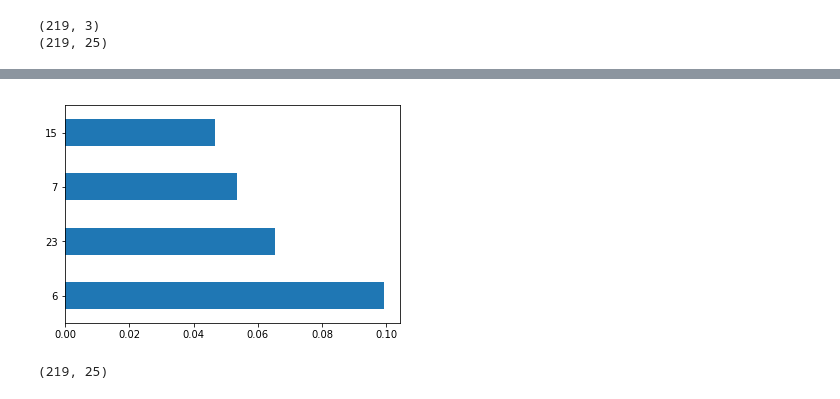
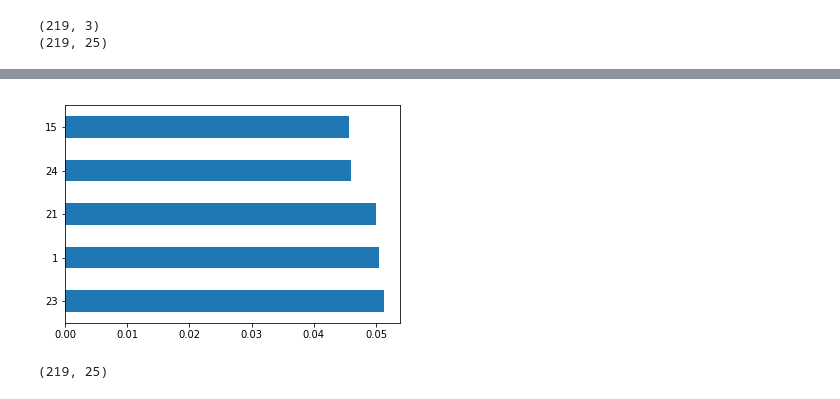
Before and after one commit to sachhamps/nba_project, a Jupyter notebook: nba_net.ipynb, the cells around one changed output, grey strips where cells are left out. Drawn from its saved outputs; the diff is of its cells as text; code cells hidden in the pictures.

Commit message:
extratree graph added

```diff
--- a/nba_net.ipynb
+++ b/nba_net.ipynb
@@ -263,6 +263,11 @@ np.set_printoptions(suppress=True)
 jokic = player_training_data[24]
 jokic = jokic[jokic.PTS != 0]
 jokic = jokic.fillna(0)
+
+a, b = 1, 5
+x, y = jokic['+/-'].min(), jokic['+/-'].max()
+jokic['+/-'] = (jokic['+/-'] - x) / (y - x) * (b - a)
+
 jokic['GmSc'] = jokic['GmSc'] ** 2
 jokic['+/-'] = jokic['+/-'] ** 2
 jokic.drop(['PTS'],axis=1)
@@ -305,8 +310,10 @@ feature_array.T[1] = l3g
 import sklearn.datasets as ds
 from sklearn.decomposition import PCA
 from sklearn import preprocessing
+from pandas.tools.plotting import table
 
 X = pd.DataFrame(feature_array).apply(pd.to_numeric,errors='coerce')
+x, y = jokic['+/-'].min(), jokic['+/-'].max()
 display(X)
 data_scaled = pd.DataFrame(preprocessing.scale(X), columns=X.columns)
 
@@ -325,8 +332,12 @@ resp = resp['PTS'].apply(pd.to_numeric, errors='coerce')
 y = resp[3:]
 # print(y.shape)
 
+X = X[:-1]
+y = y[1:]
+
 X_new = SelectKBest(chi2, k=6).fit_transform(X, y)
-X_new
+
+df = pd.DataFrame(X_new)
 # %% [output]
 |  | 0 | 1 | 2 | 3 | 4 | 5 | 6 | 7 | 8 | 9 | ... | ... |
 | 0 | 4.0 | 6.666667 | 20.0 | 40.71 | 0.0 | 17.0 | 1.0 | 4.0 | 0.250 | 0.0 | ... | ... |
@@ -366,14 +360,18 @@ array([[   4.  ,   40.71,    1.  ,    4.  ,    7.84,   36.  ],
 # %%
 # X = array of feautures and y = target variable
 from sklearn.ensemble import ExtraTreesClassifier
 model = ExtraTreesClassifier()
+
+# X = X[:-1]
+# y = y[1:]
 model.fit(X,y)
 # print(model.feature_importances_)
 feat_importances = pd.Series(model.feature_importances_)
-feat_importances.nlargest(4).plot(kind='barh')
+feat_importances.nlargest(5).plot(kind='barh')
+plt.savefig('thesis/extratreeclf.png')
 plt.show()
 # %% [output]
-[figure, old version]
+[figure, new version]
 # %%
 import sys
 display(X.shape)
```
Also changed, not shown: parts of 2 cells of this notebook, 10 other files.
